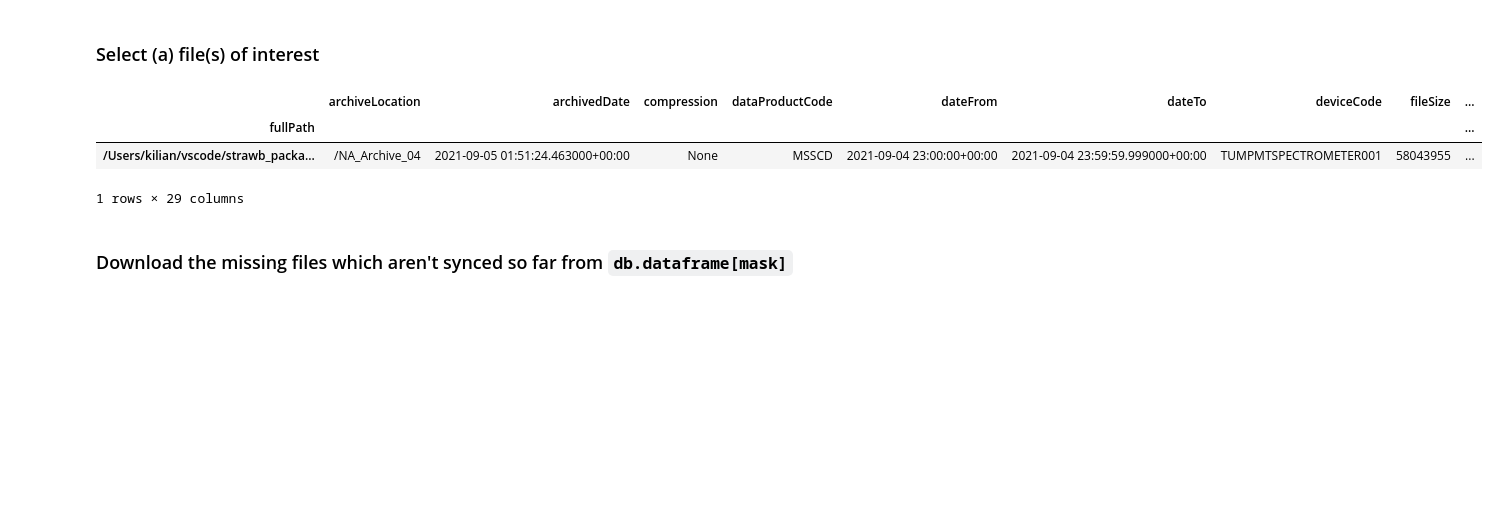
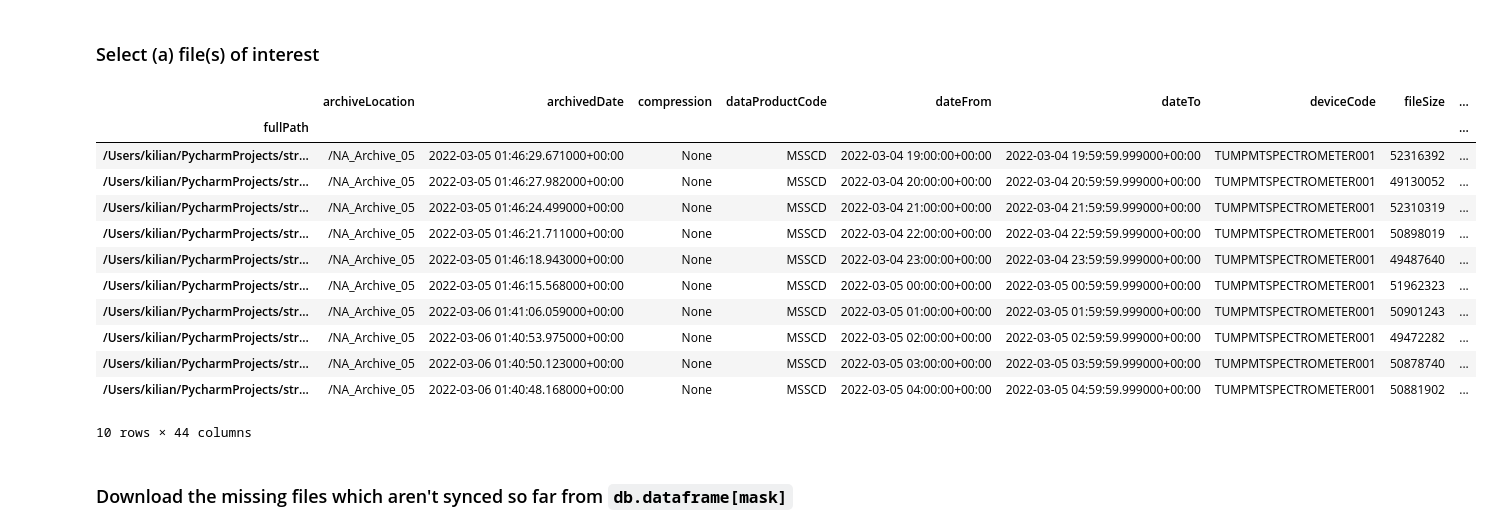
Before and after one commit to pone-software/strawb_package, a Jupyter notebook: examples/camera_basic.ipynb, the cells around one changed output. Drawn from its saved outputs; the diff is of its cells as text; code cells hidden in the pictures; blank space fills up the shorter version.

```diff
--- a/examples/camera_basic.ipynb
+++ b/examples/camera_basic.ipynb
@@ -50,19 +50,28 @@ Index([     'archiveLocation',         'archivedDate',          'compression',
 # %%
 mask = (db.dataframe.deviceCode == 'TUMPMTSPECTROMETER001') # that's the pmtspec module
 mask &= (db.dataframe.dataProductCode =='MSSCD') # that's the camera data of the pmtspec module
 
-## select the file for the biolumi event
-timestamp = pd.Timestamp('2021-09-04T23:44:09').tz_localize('UTC')
-mask &= db.dataframe.dateFrom <= timestamp
-mask &= db.dataframe.dateTo >= timestamp
+## select the file for the biolumi event with a window of +- 5 hours
+timestamp = pd.Timestamp('2022-03-04T23:44:09', tz='UTC')
+mask &= db.dataframe.dateFrom >= timestamp - pd.Timedelta('5H')  # - 5 hours
+mask &= db.dataframe.dateFrom <= timestamp + pd.Timedelta('5H')  # - 5 hours
 
 ### selected one file from the DB (it's the same as the file we selected above by hand)
 db.dataframe[mask]
 # %% [output]
 |  | archiveLocation | archivedDate | compression | dataProductCode | dateFrom | dateTo | deviceCode | fileSize | ... |
 | fullPath |  |  |  |  |  |  |  |  | ... |
-| /Users/kilian/vscode/strawb_packa... | /NA_Archive_04 | 2021-09-05 01:51:24.463000+00:00 | None | MSSCD | 2021-09-04 23:00:00+00:00 | 2021-09-04 23:59:59.999000+00:00 | TUMPMTSPECTROMETER001 | 58043955 | ... |
+| /Users/kilian/PycharmProjects/str... | /NA_Archive_05 | 2022-03-05 01:46:29.671000+00:00 | None | MSSCD | 2022-03-04 19:00:00+00:00 | 2022-03-04 19:59:59.999000+00:00 | TUMPMTSPECTROMETER001 | 52316392 | ... |
+| /Users/kilian/PycharmProjects/str... | /NA_Archive_05 | 2022-03-05 01:46:27.982000+00:00 | None | MSSCD | 2022-03-04 20:00:00+00:00 | 2022-03-04 20:59:59.999000+00:00 | TUMPMTSPECTROMETER001 | 49130052 | ... |
+| /Users/kilian/PycharmProjects/str... | /NA_Archive_05 | 2022-03-05 01:46:24.499000+00:00 | None | MSSCD | 2022-03-04 21:00:00+00:00 | 2022-03-04 21:59:59.999000+00:00 | TUMPMTSPECTROMETER001 | 52310319 | ... |
+| /Users/kilian/PycharmProjects/str... | /NA_Archive_05 | 2022-03-05 01:46:21.711000+00:00 | None | MSSCD | 2022-03-04 22:00:00+00:00 | 2022-03-04 22:59:59.999000+00:00 | TUMPMTSPECTROMETER001 | 50898019 | ... |
+| /Users/kilian/PycharmProjects/str... | /NA_Archive_05 | 2022-03-05 01:46:18.943000+00:00 | None | MSSCD | 2022-03-04 23:00:00+00:00 | 2022-03-04 23:59:59.999000+00:00 | TUMPMTSPECTROMETER001 | 49487640 | ... |
+| /Users/kilian/PycharmProjects/str... | /NA_Archive_05 | 2022-03-05 01:46:15.568000+00:00 | None | MSSCD | 2022-03-05 00:00:00+00:00 | 2022-03-05 00:59:59.999000+00:00 | TUMPMTSPECTROMETER001 | 51962323 | ... |
+| /Users/kilian/PycharmProjects/str... | /NA_Archive_05 | 2022-03-06 01:41:06.059000+00:00 | None | MSSCD | 2022-03-05 01:00:00+00:00 | 2022-03-05 01:59:59.999000+00:00 | TUMPMTSPECTROMETER001 | 50901243 | ... |
+| /Users/kilian/PycharmProjects/str... | /NA_Archive_05 | 2022-03-06 01:40:53.975000+00:00 | None | MSSCD | 2022-03-05 02:00:00+00:00 | 2022-03-05 02:59:59.999000+00:00 | TUMPMTSPECTROMETER001 | 49472282 | ... |
+| /Users/kilian/PycharmProjects/str... | /NA_Archive_05 | 2022-03-06 01:40:50.123000+00:00 | None | MSSCD | 2022-03-05 03:00:00+00:00 | 2022-03-05 03:59:59.999000+00:00 | TUMPMTSPECTROMETER001 | 50878740 | ... |
+| /Users/kilian/PycharmProjects/str... | /NA_Archive_05 | 2022-03-06 01:40:48.168000+00:00 | None | MSSCD | 2022-03-05 04:00:00+00:00 | 2022-03-05 04:59:59.999000+00:00 | TUMPMTSPECTROMETER001 | 50881902 | ... |
-1 rows × 29 columns
+10 rows × 44 columns
 # %% [markdown]
 ### Download the missing files which aren't synced so far from `db.dataframe[mask]`
 # %%
```
Also changed, not shown: parts of 14 cells of this notebook, 3 other files.
